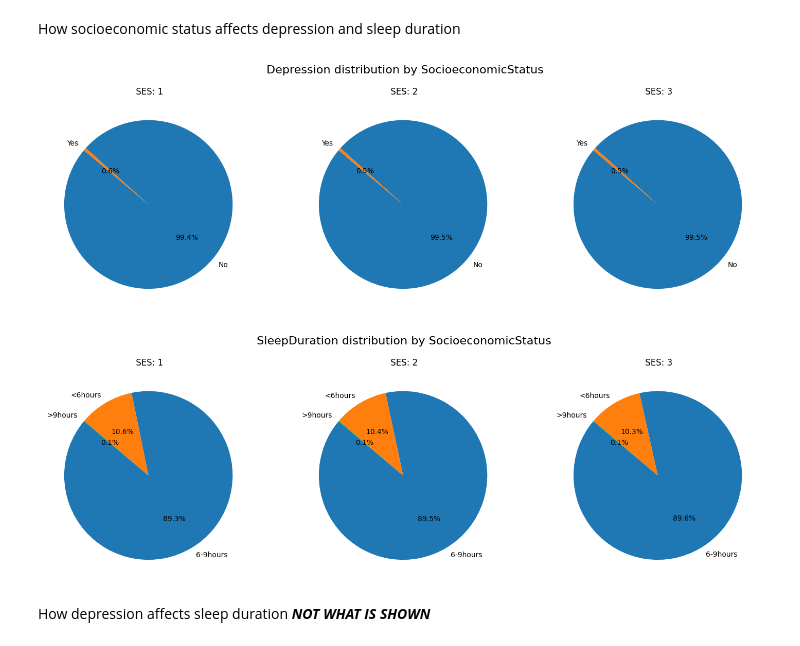
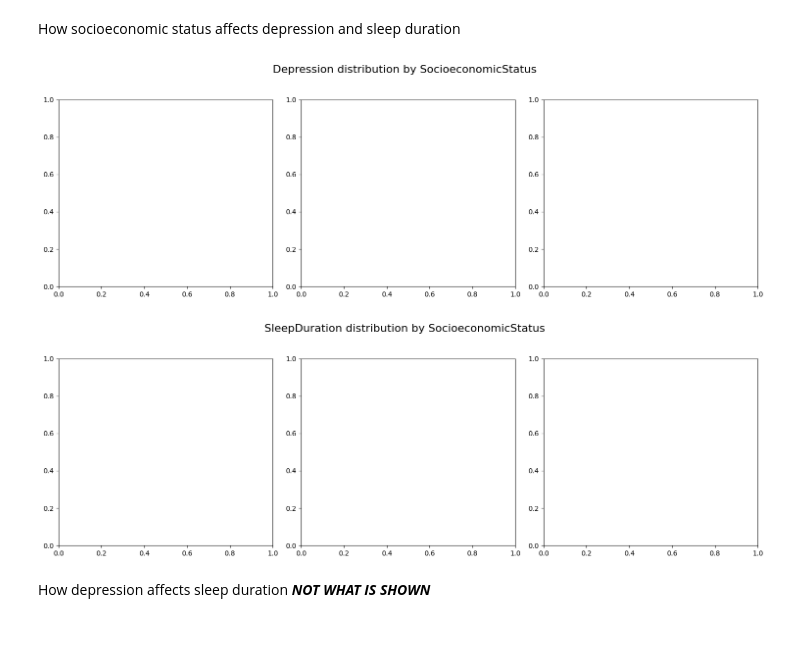
Before and after one commit to Kikop2003/Cardiovascular-diseases-Bayesian, a Jupyter notebook: Main.ipynb, the cells around one changed output. Drawn from its saved outputs; the diff is of its cells as text; code cells hidden in the pictures.

```diff
--- a/Main.ipynb
+++ b/Main.ipynb
@@ -276,37 +230,20 @@ for disease in diseases:
 # %% [markdown]
 How socioeconomic status affects depression and sleep duration
 # %%
-import matplotlib.pyplot as plt
-
-# List of diseases to query
-statuses = ['Depression', 'SleepDuration']
-
-# Loop through each status to generate a separate graph for each
-for status in statuses:
-    # Create a figure for the current status
+for status in ['Depression', 'SleepDuration']:
     fig, axes = plt.subplots(1, len(train_data['SocioeconomicStatus'].unique()), figsize=(15, 5))
-
-    # Loop through SocioeconomicStatus values
     for j, ses_value in enumerate(sorted(train_data['SocioeconomicStatus'].unique())):
-        # Query the inference for the status given SocioeconomicStatus
         result = infer.query(variables=[status], evidence={'SocioeconomicStatus': ses_value})
-
-        # Extract states and their probabilities
         states = result.state_names[status]
         probabilities = result.values
-
-        # Plot the pie chart for the current SocioeconomicStatus value
-        ax = axes[j]  # Access the subplot for the current SocioeconomicStatus value
         ax.pie(probabilities, labels=states, autopct='%1.1f%%', startangle=140)
         ax.set_title(f" SES: {ses_value}")
-
-    # Adjust the layout and display the figure in the notebook
     fig.suptitle(f" {status} distribution by SocioeconomicStatus", fontsize=16)
-    fig.tight_layout(rect=[0, 0, 1, 0.95])  # Adjust for the suptitle
-    plt.show()  # Show the pie charts for the current status
+    fig.tight_layout(rect=[0, 0, 1, 0.95])
+    plt.show()
 # %% [output]
-[figure, old version]
+[figure, new version]
-[figure, old version]
+[figure, new version]
 # %% [markdown]
 How depression affects sleep duration ***NOT WHAT IS SHOWN***
 # %%
```
Also changed, not shown: parts of 11 cells of this notebook.
